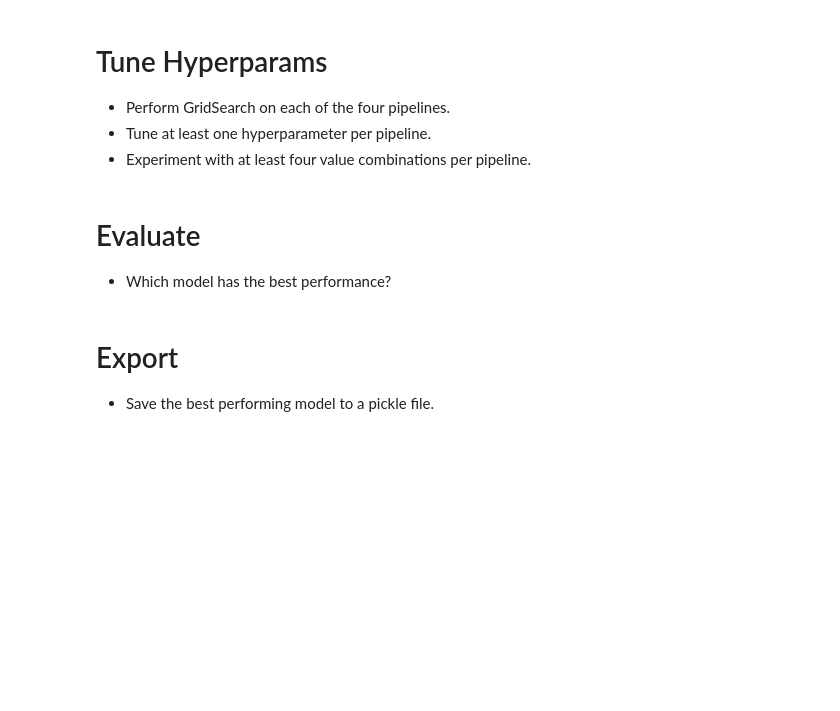
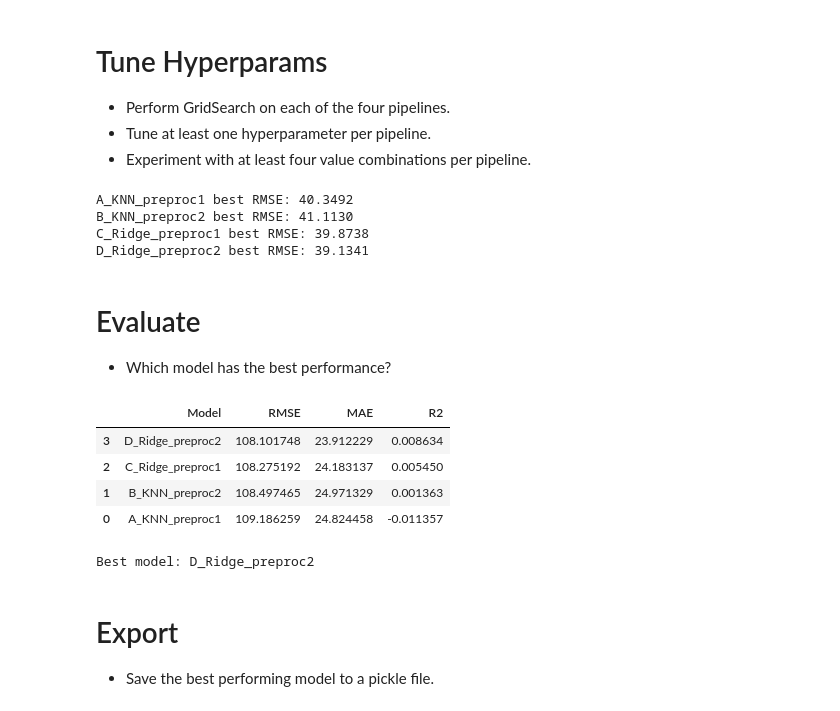
Before and after one commit to Rajesh-Detroja/production, a Jupyter notebook: 02_activities/assignments/assignment_2.ipynb, the cells around one changed output. Cells and saved outputs as stored; diff of their text form; code cells hidden in the pictures; blank space fills up the shorter version.

```diff
--- a/02_activities/assignments/assignment_2.ipynb
+++ b/02_activities/assignments/assignment_2.ipynb
@@ -191,3 +315,5 @@ Create a [model pipeline](https://scikit-learn.org/stable/modules/generated/skle
 + Perform GridSearch on each of the four pipelines.
 + Tune at least one hyperparameter per pipeline.
 + Experiment with at least four value combinations per pipeline.
+# %%
+scoring = 'neg_root_mean_squared_error'
@@ -194,7 +330,68 @@ Create a [model pipeline](https://scikit-learn.org/stable/modules/generated/skle
+# %%
+grids = {
+    'A_KNN_preproc1': GridSearchCV(
+        pipe_A, param_grid_knn, cv=5, scoring=scoring, n_jobs=-1
+    ),
+    'B_KNN_preproc2': GridSearchCV(
+        pipe_B, param_grid_knn, cv=5, scoring=scoring, n_jobs=-1
+    ),
+    'C_Ridge_preproc1': GridSearchCV(
+        pipe_C, param_grid_ridge, cv=5, scoring=scoring, n_jobs=-1
+    ),
+    'D_Ridge_preproc2': GridSearchCV(
+        pipe_D, param_grid_ridge, cv=5, scoring=scoring, n_jobs=-1
+    )
+}
+# %%
+results = {}
+
+for name, grid in grids.items():
+    grid.fit(X_train, y_train)
+    results[name] = grid
+    print(f"{name} best RMSE: {-grid.best_score_:.4f}")
+# %% [output]
+A_KNN_preproc1 best RMSE: 40.3492
+B_KNN_preproc2 best RMSE: 41.1130
+C_Ridge_preproc1 best RMSE: 39.8738
+D_Ridge_preproc2 best RMSE: 39.1341
 # %% [markdown]
 # Evaluate
 
 + Which model has the best performance?
+# %%
+evaluation = []
+
+for name, grid in results.items():
+    best_model = grid.best_estimator_
+    preds = best_model.predict(X_test)
+
+    mse = mean_squared_error(y_test, preds)
+    rmse = np.sqrt(mse)
+    mae = mean_absolute_error(y_test, preds)
+    r2 = r2_score(y_test, preds)
+
+    evaluation.append({
+        'Model': name,
+        'RMSE': rmse,
+        'MAE': mae,
+        'R2': r2
+    })
+
+eval_df = pd.DataFrame(evaluation).sort_values('RMSE')
+eval_df
+# %% [output]
+|  | Model | RMSE | MAE | R2 |
+| 3 | D_Ridge_preproc2 | 108.101748 | 23.912229 | 0.008634 |
+| 2 | C_Ridge_preproc1 | 108.275192 | 24.183137 | 0.005450 |
+| 1 | B_KNN_preproc2 | 108.497465 | 24.971329 | 0.001363 |
+| 0 | A_KNN_preproc1 | 109.186259 | 24.824458 | -0.011357 |
+# %%
+best_model_name = eval_df.iloc[0]['Model']
+best_model = results[best_model_name].best_estimator_
+
+print("Best model:", best_model_name)
+# %% [output]
+Best model: D_Ridge_preproc2
 # %% [markdown]
 # Export
 
```
Also changed, not shown: parts of 17 cells of this notebook, 2 other files.
